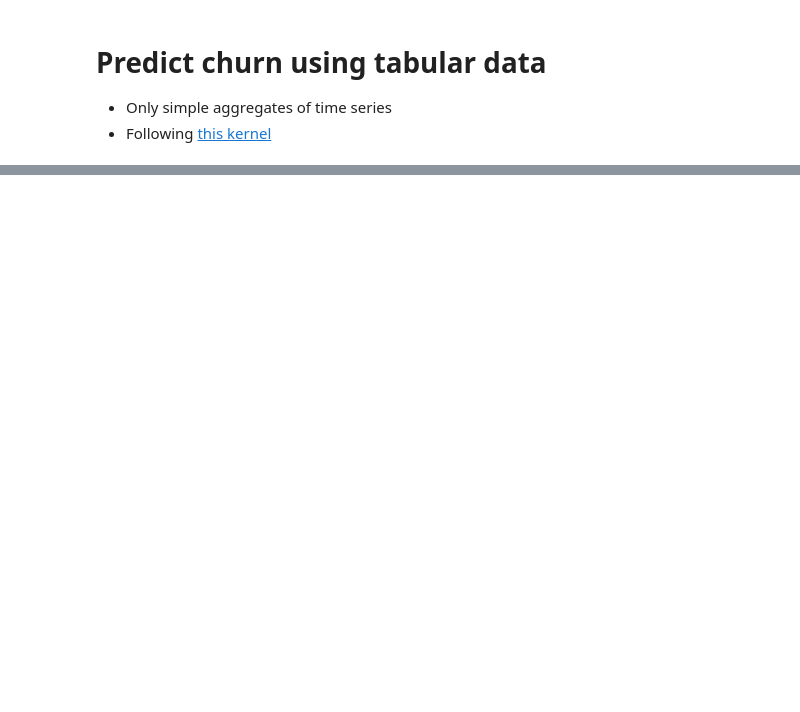
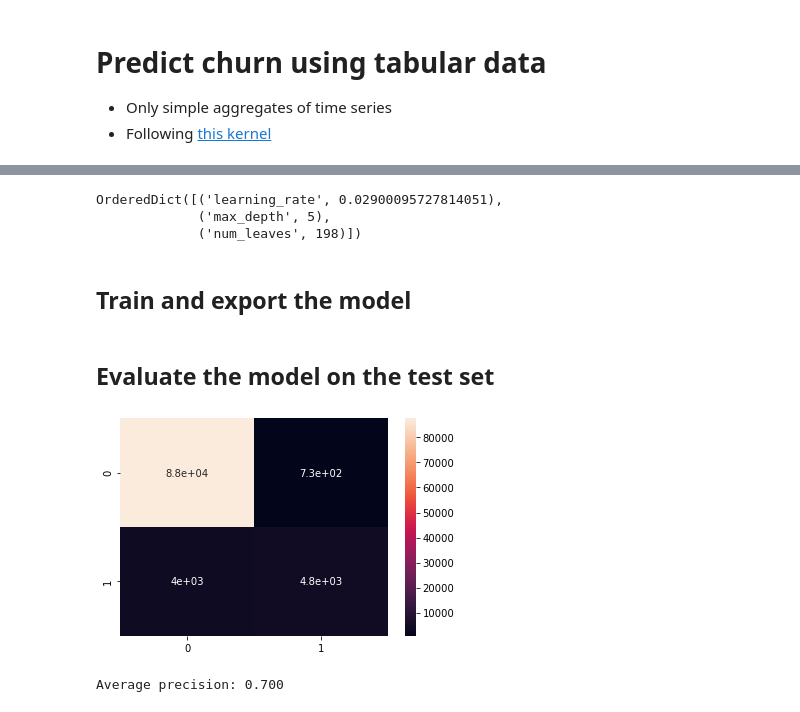
Before and after one commit to koulakis/churn-prediction-with-time-series, a Jupyter notebook: churn_prediction_using_tabular_data.ipynb, the cells around one changed output, grey strips where cells are left out. Cells and saved outputs as stored; diff of their text form; code cells hidden in the pictures; blank space fills up the shorter version.

Commit message:
Use only the v2 dataset to train an lgb model.

```diff
--- a/churn_prediction_using_tabular_data.ipynb
+++ b/churn_prediction_using_tabular_data.ipynb
@@ -203,0 +18,17 @@ plt.show()
+# %%
+transaction_manager = psql_tools.TransactionManager()
+all_features = transaction_manager.pd_read_psql('select * from proc_all_features')
+# %%
+x_train, x_valid, y_train, y_valid = model_selection.train_test_split(
+    all_features.drop(columns=['msno', 'is_churn']),
+    all_features['is_churn'],
+    test_size=0.2,
+    stratify=all_features['is_churn'],
+    random_state=5345353)
+
+x_valid, x_test, y_valid, y_test = model_selection.train_test_split(
+    x_valid,
+    y_valid,
+    test_size=0.5,
+    stratify=y_valid,
+    random_state=490395)
@@ -203,0 +62,29 @@ plt.show()
+# %%
+bayes_opt.best_params_
+# %% [output]
+OrderedDict([('learning_rate', 0.02900095727814051),
+             ('max_depth', 5),
+             ('num_leaves', 198)])
+# %% [markdown]
+## Train and export the model
+# %%
+lgb_params = {
+    'learning_rate': 0.03,
+    'application': 'binary',
+    'max_depth': 5,
+    'num_leaves': 200,
+    'verbosity': -1,
+    'metric': 'binary_logloss'
+}
+
+d_train = lgb.Dataset(x_train, label=y_train)
+d_valid = lgb.Dataset(x_valid, label=y_valid)
+watchlist = [d_train, d_valid]
+
+boosting_model = lgb.train(
+    lgb_params,
+    train_set=d_train,
+    num_boost_round=1000,
+    valid_sets=watchlist,
+    early_stopping_rounds=50,
+    verbose_eval=10)
@@ -203,0 +93,11 @@ plt.show()
+# %% [markdown]
+## Evaluate the model on the test set
+# %%
+cf_matrix = metrics.confusion_matrix(y_test, boosting_model.predict(x_test) > 0.5)
+sns.heatmap(cf_matrix, annot=True);
+# %% [output]
+[figure, added]
+# %%
+print(f'Average precision: {metrics.average_precision_score(y_test, boosting_model.predict(x_test)):.3f}')
+# %% [output]
+Average precision: 0.700
```
Also changed, not shown: parts of 34 cells of this notebook, 2 other files.
